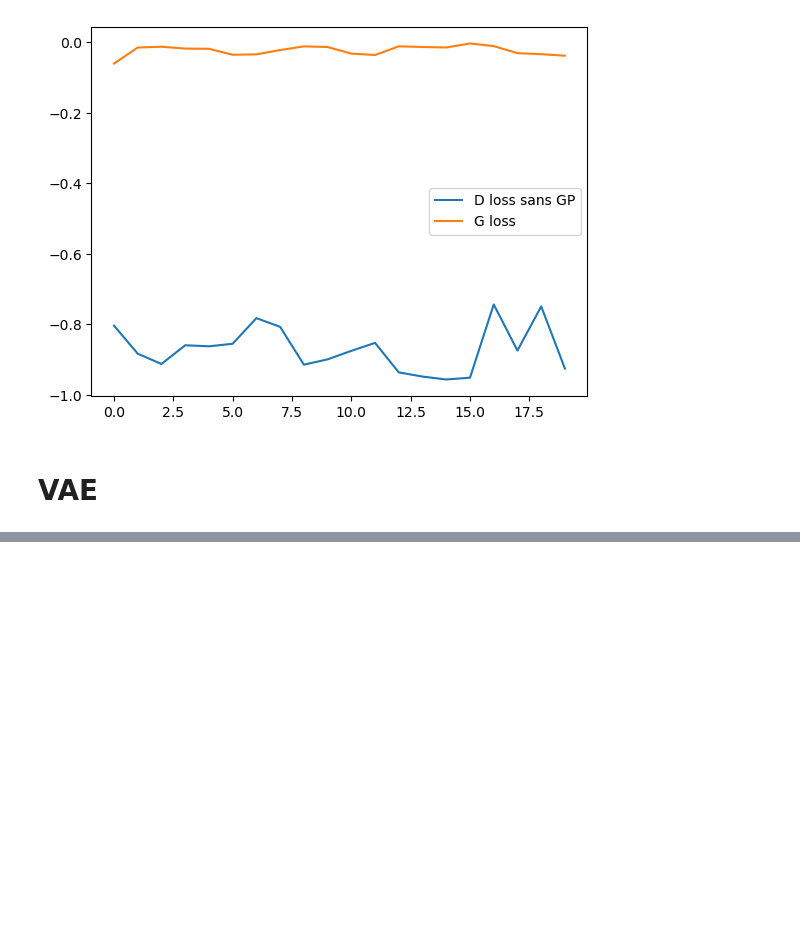
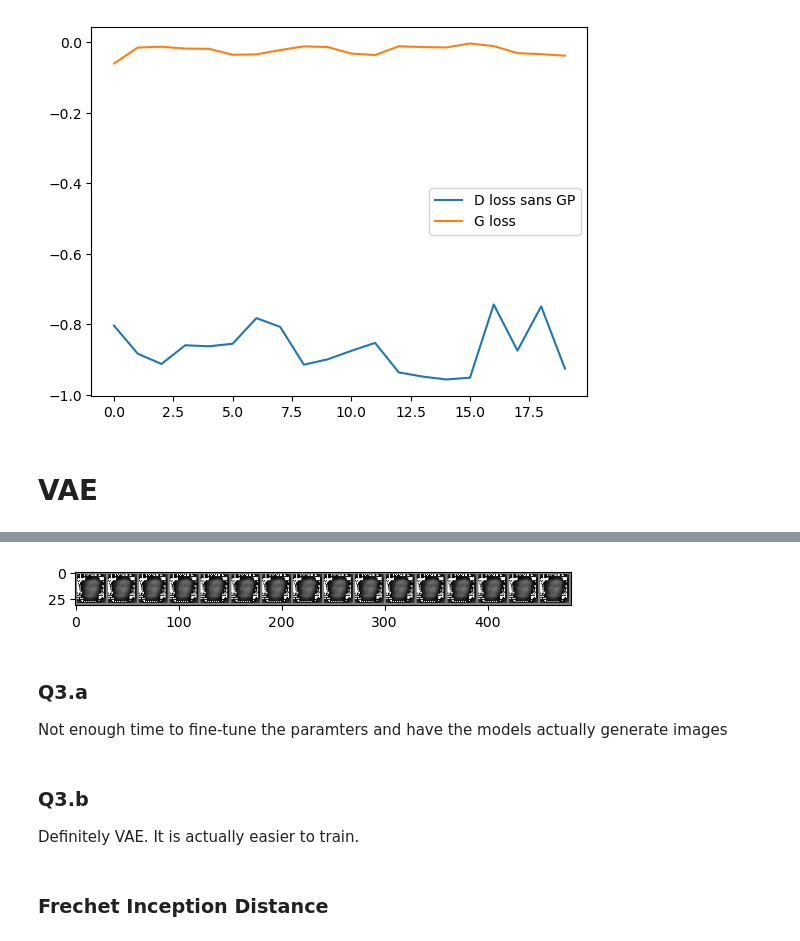
Before and after one commit to BenjaminDeporte/TP_GenAI_MVA_2025_02_25, a Jupyter notebook: notebooks/Deporte_dm2425.ipynb, the cells around one changed output, grey strips where cells are left out. Drawn from its saved outputs; the diff is of its cells as text; code cells hidden in the pictures; blank space fills up the shorter version.

```diff
--- a/notebooks/Deporte_dm2425.ipynb
+++ b/notebooks/Deporte_dm2425.ipynb
@@ -1028,6 +1054,9 @@ batch_example_size = 8
 
 x = torch.randn((batch_example_size,1,28,28))
 print(f"input = {x.shape}")
-print(f"output = {encoder(x).shape}")
+
+mu, logvar = encoder(x)
+print(f"output mu = {mu.shape}")
+print(f"output logvar = {logvar.shape}")
 # %% [output]
 input = torch.Size([8, 1, 28, 28])
@@ -1225,0 +1353,17 @@ z_samples_from_prior = torch.Size([16])
+# %%
+mus, logvars = mnist_vae.encoder(real)
+samples = mnist_vae.decoder(mus)
+
+pil_samples_img = imshow(torchvision.utils.make_grid(samples.to(device),nrow=16))
+# %% [output]
+[figure, added]
+# %% [markdown]
+### Q3.a
+
+Not enough time to fine-tune the paramters and have the models actually generate images
+# %% [markdown]
+### Q3.b
+
+Definitely VAE. It is actually easier to train.
+# %% [markdown]
+### Frechet Inception Distance
```
Also changed, not shown: parts of 29 cells of this notebook.
